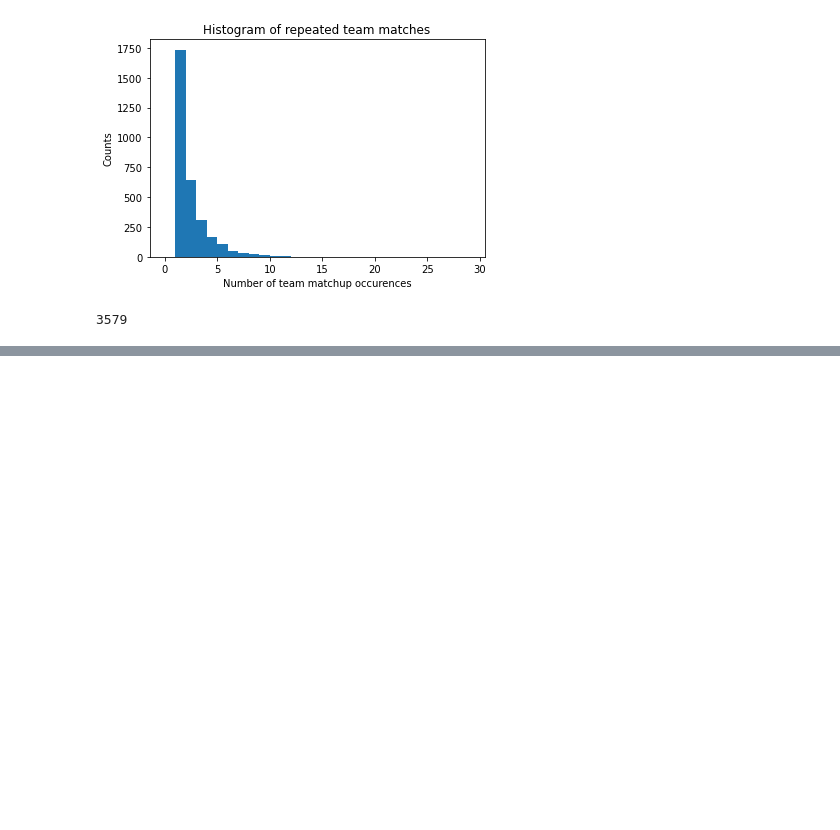
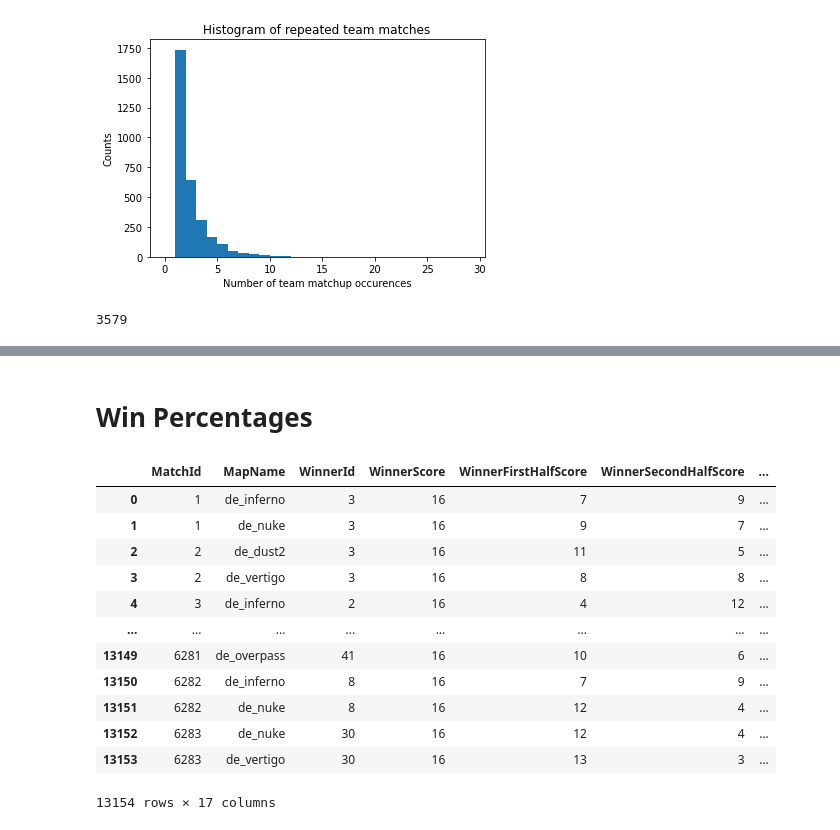
Before and after one commit to guidopetri/csgo-map-bandits, a Jupyter notebook: EDA_awd.ipynb, the cells around one changed output, grey strips where cells are left out. Cells and saved outputs as stored; diff of their text form; code cells hidden in the pictures; blank space fills up the shorter version.

Commit message:
first major commit

```diff
--- a/EDA_awd.ipynb
+++ b/EDA_awd.ipynb
@@ -453,0 +526,18 @@ teams
+# %% [markdown]
+# Win Percentages
+# %%
+demos.groupby('MapName')['WinnerFirstHalfScore,WinnerSecondHalfScore']
+# %% [output]
+|  | MatchId | MapName | WinnerId | WinnerScore | WinnerFirstHalfScore | WinnerSecondHalfScore | ... |
+| 0 | 1 | de_inferno | 3 | 16 | 7 | 9 | ... |
+| 1 | 1 | de_nuke | 3 | 16 | 9 | 7 | ... |
+| 2 | 2 | de_dust2 | 3 | 16 | 11 | 5 | ... |
+| 3 | 2 | de_vertigo | 3 | 16 | 8 | 8 | ... |
+| 4 | 3 | de_inferno | 2 | 16 | 4 | 12 | ... |
+| ... | ... | ... | ... | ... | ... | ... | ... |
+| 13149 | 6281 | de_overpass | 41 | 16 | 10 | 6 | ... |
+| 13150 | 6282 | de_inferno | 8 | 16 | 7 | 9 | ... |
+| 13151 | 6282 | de_nuke | 8 | 16 | 12 | 4 | ... |
+| 13152 | 6283 | de_nuke | 30 | 16 | 12 | 4 | ... |
+| 13153 | 6283 | de_vertigo | 30 | 16 | 13 | 3 | ... |
+13154 rows × 17 columns
```
Also changed, not shown: parts of 43 cells of this notebook.
